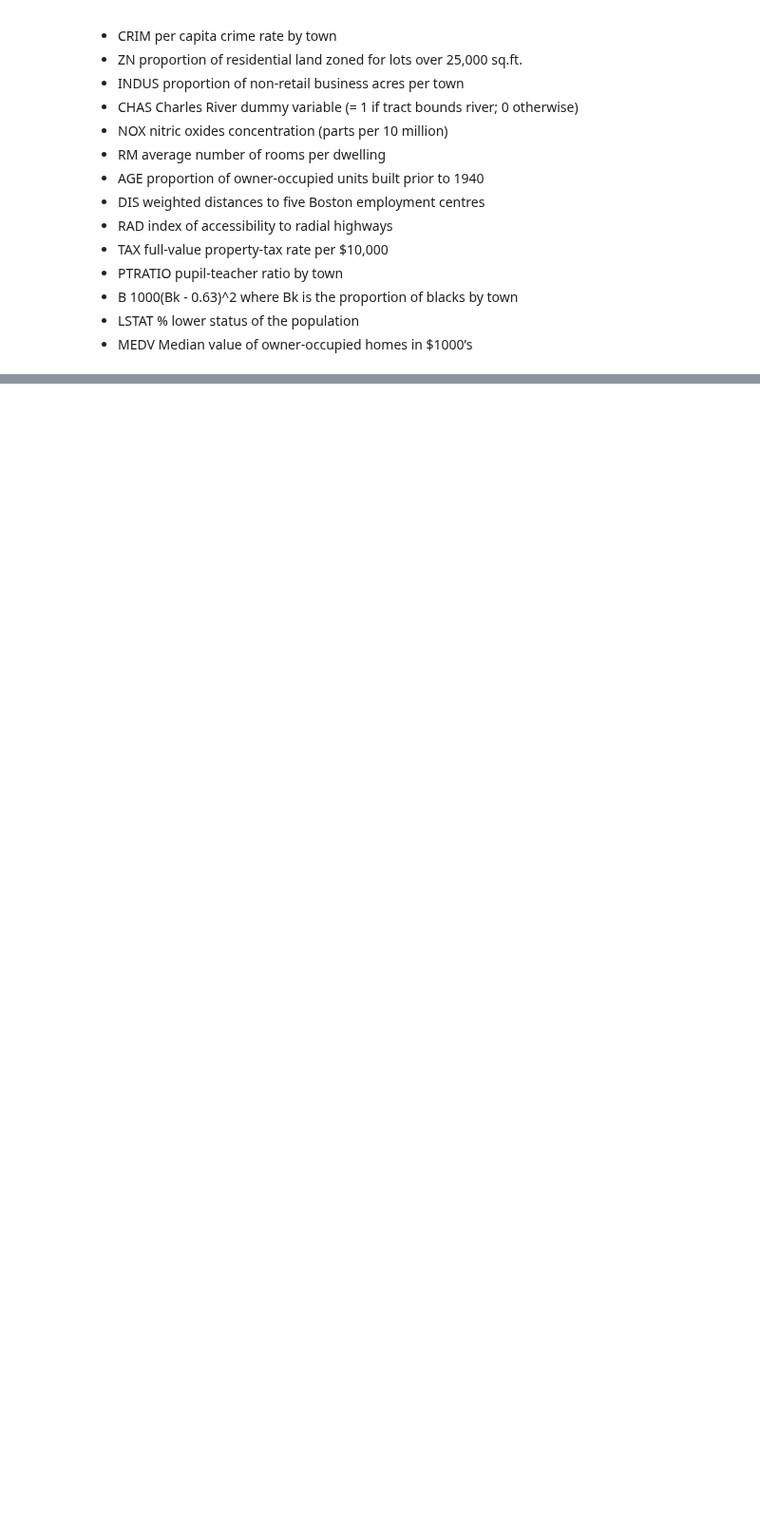
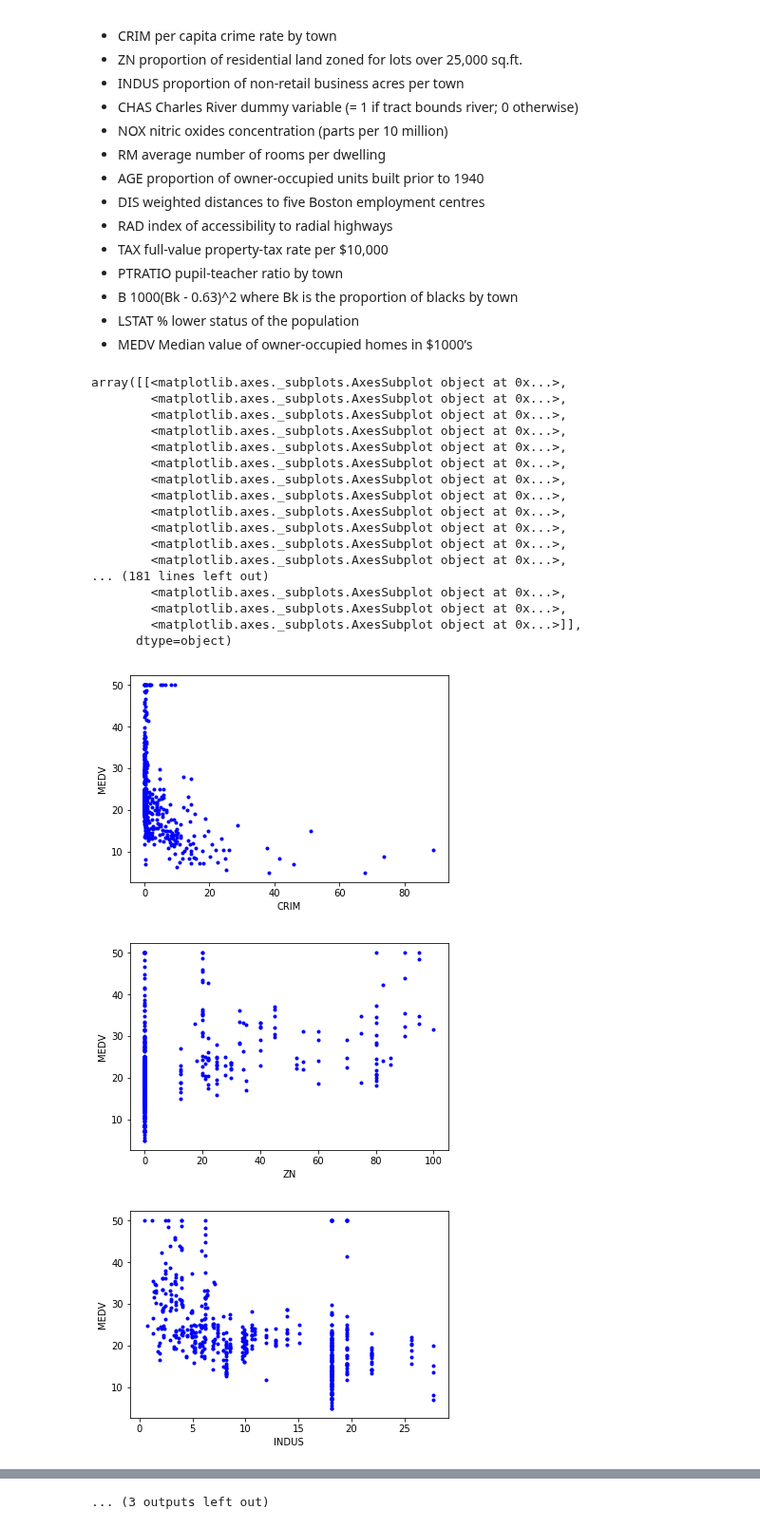
Before and after one commit to richss/cs455-ml-demos, a Jupyter notebook: Ch4-Demos.ipynb, the cells around one changed output, grey strips where cells are left out. Shown at 95% size. Cells and saved outputs as stored; diff of their text form; code cells hidden in the pictures; blank space fills up the shorter version.

```diff
--- a/Ch4-Demos.ipynb
+++ b/Ch4-Demos.ipynb
@@ -706,13 +750,41 @@ boston_housing_data = datasets.load_boston()
 # %%
-# Attempt to visualize data
+# Load Data Set
+boston_housing_data = datasets.load_boston()
+
+# Build data frame for visualization
 boston_df = pd.DataFrame(np.c_[boston_housing_data.data, boston_housing_data.target],
                   columns=["CRIM", "ZN","INDUS","CHAS", "NOX","RM","AGE",
                            "DIS","RAD","TAX","PTRatio","BK", "LSTAT","MEDV"])
 
+# Plot relationship between each attribute and MEDV
 for column in boston_df.columns:
-    plt.figure()
+
+    if column == "MEDV": continue
+
+    plt.figure(column)
     plt.xlabel(column)
     plt.ylabel("MEDV")
     plt.plot(boston_df[column], boston_df["MEDV"], "b.")
 
 scatter_matrix(boston_df, figsize=(12, 12))
+# %% [output]
+array([[<matplotlib.axes._subplots.AxesSubplot object at 0x...>,
+        <matplotlib.axes._subplots.AxesSubplot object at 0x...>,
+        <matplotlib.axes._subplots.AxesSubplot object at 0x...>,
+        <matplotlib.axes._subplots.AxesSubplot object at 0x...>,
+        <matplotlib.axes._subplots.AxesSubplot object at 0x...>,
+        <matplotlib.axes._subplots.AxesSubplot object at 0x...>,
+        <matplotlib.axes._subplots.AxesSubplot object at 0x...>,
+        <matplotlib.axes._subplots.AxesSubplot object at 0x...>,
+        <matplotlib.axes._subplots.AxesSubplot object at 0x...>,
+        <matplotlib.axes._subplots.AxesSubplot object at 0x...>,
+        <matplotlib.axes._subplots.AxesSubplot object at 0x...>,
+        <matplotlib.axes._subplots.AxesSubplot object at 0x...>,
+... (181 lines left out)
+        <matplotlib.axes._subplots.AxesSubplot object at 0x...>,
+        <matplotlib.axes._subplots.AxesSubplot object at 0x...>,
+        <matplotlib.axes._subplots.AxesSubplot object at 0x...>]],
+      dtype=object)
+[figure, added]
+[figure, added]
+[figure, added]
@@ -718,0 +799 @@ scatter_matrix(boston_df, figsize=(12, 12))
+... (3 outputs left out)
```
Also changed, not shown: parts of 46 cells of this notebook.
